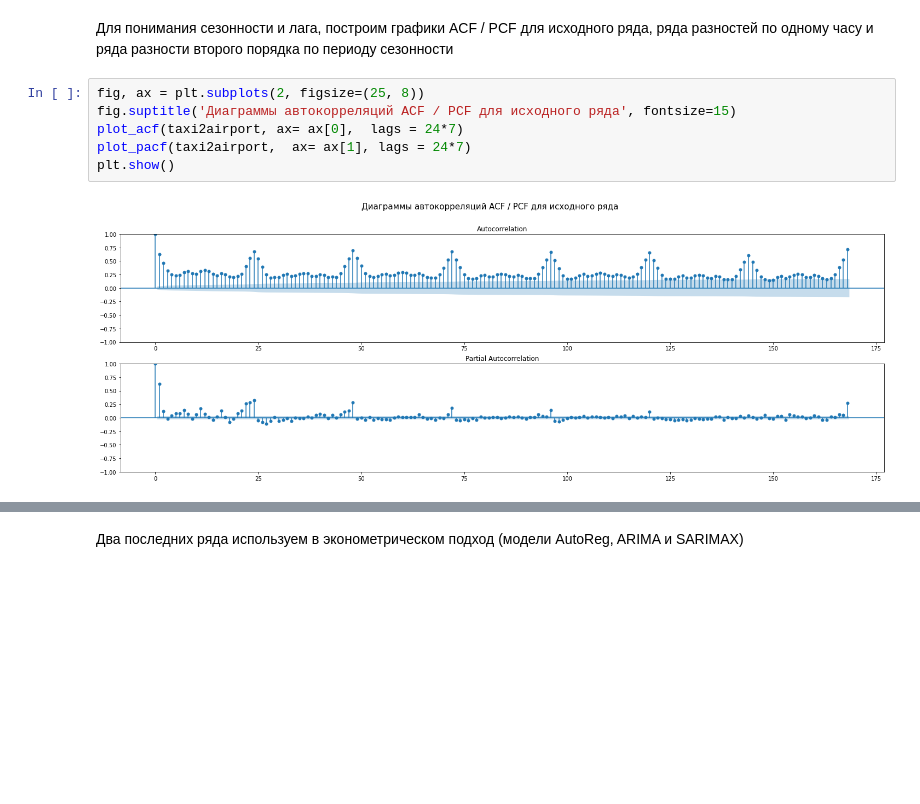
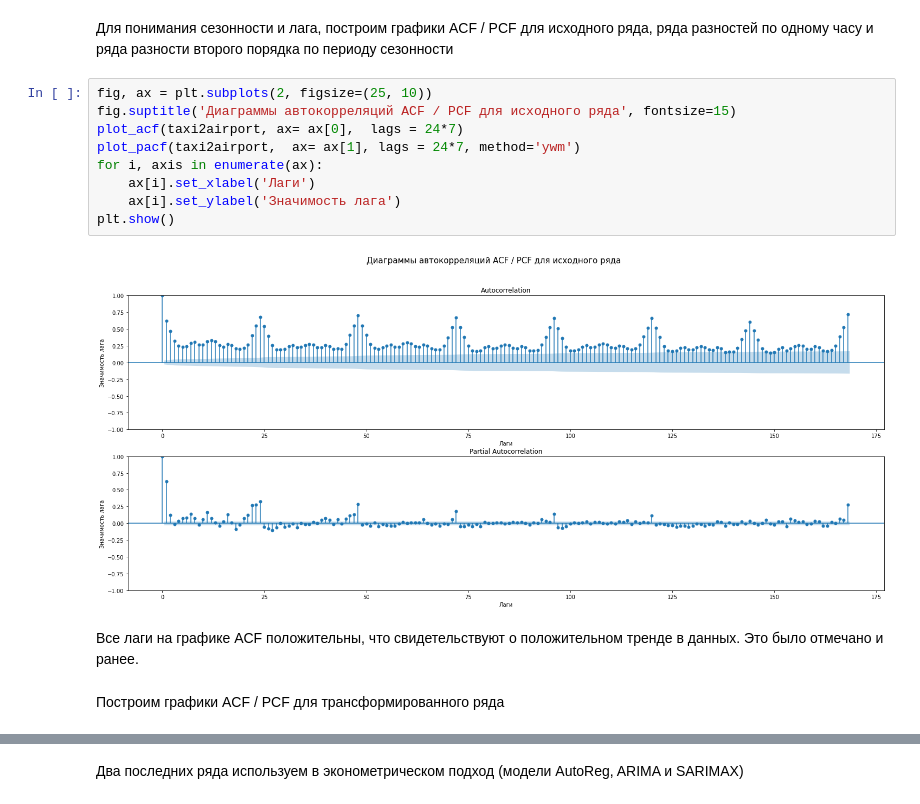
Before and after one commit to MalastowskiNS/-YanXPraKPjcts, a Jupyter notebook: M03P04-Taxi2Airport/Taxi2Airport.ipynb, the cells around one changed output, grey strips where cells are left out. Saved outputs shown, nothing was run; the diff lists cells and outputs as text; blank space fills up the shorter version.

```diff
--- a/M03P04-Taxi2Airport/Taxi2Airport.ipynb
+++ b/M03P04-Taxi2Airport/Taxi2Airport.ipynb
@@ -302,10 +335,17 @@ Critical Values:
 # %% [markdown]
 Для понимания сезонности и лага, построим графики ACF / PCF для исходного ряда, ряда разностей по одному часу и ряда разности второго порядка по периоду сезонности
 # %%
-fig, ax = plt.subplots(2, figsize=(25, 8))
+fig, ax = plt.subplots(2, figsize=(25, 10))
 fig.suptitle('Диаграммы автокорреляций ACF / PCF для исходного ряда', fontsize=15)
 plot_acf(taxi2airport, ax= ax[0],  lags = 24*7)
-plot_pacf(taxi2airport,  ax= ax[1], lags = 24*7)
+plot_pacf(taxi2airport,  ax= ax[1], lags = 24*7, method='ywm')
+for i, axis in enumerate(ax):
+    ax[i].set_xlabel('Лаги')
+    ax[i].set_ylabel('Значимость лага')
 plt.show()
 # %% [output]
-[figure, old version]
+[figure, new version]
+# %% [markdown]
+Все лаги на графике ACF положительны, что свидетельствуют о положительном тренде в данных. Это было отмечано и ранее.
+# %% [markdown]
+Построим графики ACF / PCF для трансформированного ряда
```
Also changed, not shown: parts of 73 cells of this notebook.
